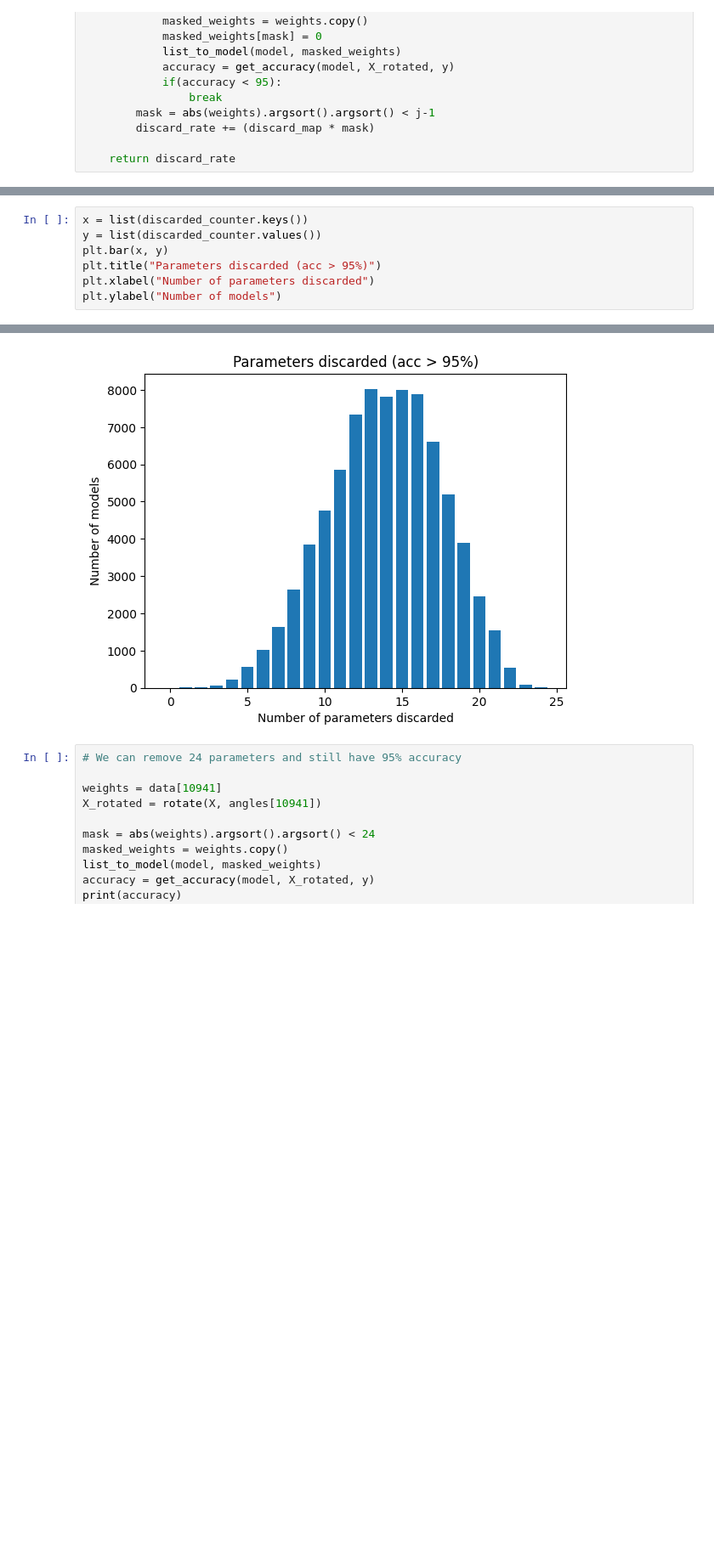
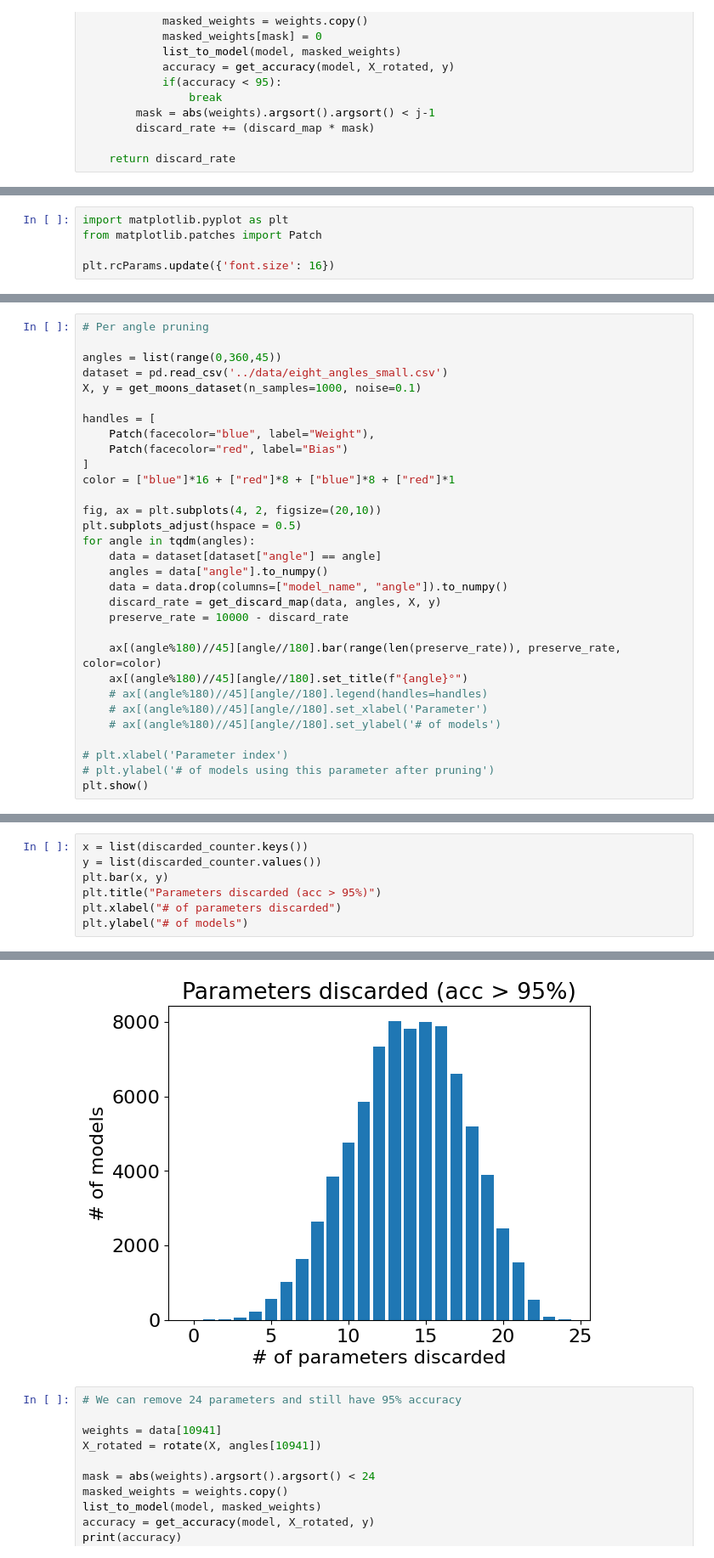
Before and after one commit to IDavron/exploring-neural-networks-weight-space, a Jupyter notebook: notebooks/weight_space.ipynb, the cells around one changed output, grey strips where cells are left out. Shown at 85% size. Cells and saved outputs as stored; diff of their text form; blank space fills up the shorter version.

```diff
--- a/notebooks/weight_space.ipynb
+++ b/notebooks/weight_space.ipynb
@@ -242,0 +214,5 @@ X, y = get_moons_dataset(n_samples=1000, noise=0.1)
+# %%
+import matplotlib.pyplot as plt
+from matplotlib.patches import Patch
+
+plt.rcParams.update({'font.size': 16})
@@ -242,0 +237,31 @@ X, y = get_moons_dataset(n_samples=1000, noise=0.1)
+# %%
+# Per angle pruning
+
+angles = list(range(0,360,45))
+dataset = pd.read_csv('../data/eight_angles_small.csv')
+X, y = get_moons_dataset(n_samples=1000, noise=0.1)
+
+handles = [
+    Patch(facecolor="blue", label="Weight"),
+    Patch(facecolor="red", label="Bias")
+]
+color = ["blue"]*16 + ["red"]*8 + ["blue"]*8 + ["red"]*1
+
+fig, ax = plt.subplots(4, 2, figsize=(20,10))
+plt.subplots_adjust(hspace = 0.5)
+for angle in tqdm(angles):
+    data = dataset[dataset["angle"] == angle]
+    angles = data["angle"].to_numpy()
+    data = data.drop(columns=["model_name", "angle"]).to_numpy()
+    discard_rate = get_discard_map(data, angles, X, y)
+    preserve_rate = 10000 - discard_rate
+
+    ax[(angle%180)//45][angle//180].bar(range(len(preserve_rate)), preserve_rate, color=color)
+    ax[(angle%180)//45][angle//180].set_title(f"{angle}°")
+    # ax[(angle%180)//45][angle//180].legend(handles=handles)
+    # ax[(angle%180)//45][angle//180].set_xlabel('Parameter')
+    # ax[(angle%180)//45][angle//180].set_ylabel('# of models')
+
+# plt.xlabel('Parameter index')
+# plt.ylabel('# of models using this parameter after pruning')
+plt.show()
@@ -281,6 +297,6 @@ x = list(discarded_counter.keys())
 y = list(discarded_counter.values())
 plt.bar(x, y)
 plt.title("Parameters discarded (acc > 95%)")
-plt.xlabel("Number of parameters discarded")
-plt.ylabel("Number of models")
+plt.xlabel("# of parameters discarded")
+plt.ylabel("# of models")
 # %% [output]
@@ -288,4 +304,4 @@ Text(0, 0.5, 'Number of models')
-[figure, old version]
+[figure, new version]
 # %%
 # We can remove 24 parameters and still have 95% accuracy
 
```
Also changed, not shown: parts of 38 cells of this notebook, 24 other files.
